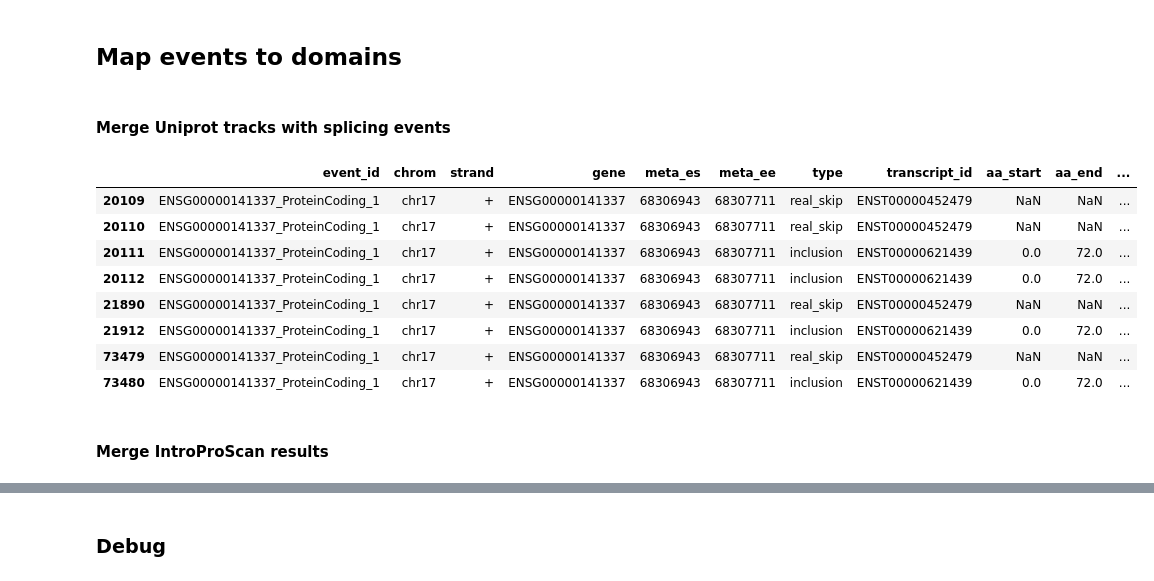
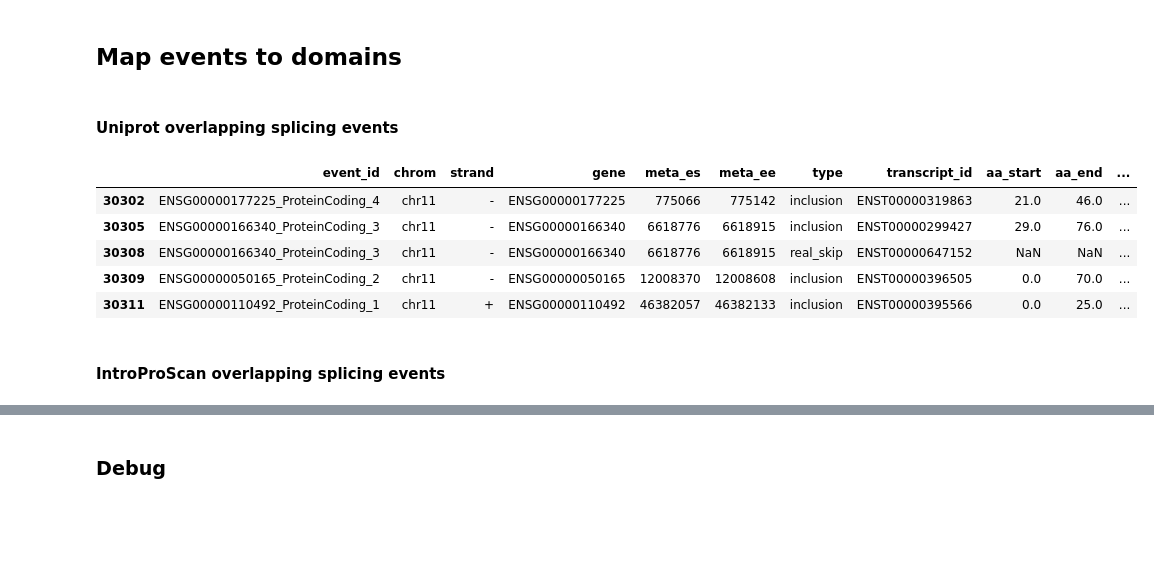
Before and after one commit to reliscu/bulk_splicing_GTEx_cortex, a Jupyter notebook: 30_parse_interproscan_results.ipynb, the cells around one changed output, grey strips where cells are left out. Saved outputs shown, nothing was run; the diff lists cells and outputs as text; code cells hidden in the pictures; blank space fills up the shorter version.

Commit message:
debugging overlapping domain code

```diff
--- a/30_parse_interproscan_results.ipynb
+++ b/30_parse_interproscan_results.ipynb
@@ -215,5 +148,5 @@ with open('data/event_protein_map.pkl', 'rb') as f:
 # %% [markdown]
-#### Merge Uniprot tracks with splicing events
+#### Uniprot overlapping splicing events
 # %%
 FLANK = 600
 
@@ -285,47 +213,42 @@ long_df = flatten_exon_data(event_protein_map)
-# %%
-import bioframe as bf
-
-cols = [
-    "file_name", "chrom", "chromStart", "chromEnd", "name", "status", "annotationType", "position"
-]
-
-results = []
-for track_df in track_df_list:
-    # t = track_df.rename(columns={"chromStart": "start", "chromEnd": "end"})
-    t = track_df.loc[:, cols]
-    overlapped = bf.overlap(
-        long_df, t,
-        cols1=("chrom", "start", "end"),
-        cols2=("chrom", "chromStart", "chromEnd"),
-        suffixes=("", "_"),
-        how="inner"
-    )
-    results.append(overlapped)
-
-uniprot_merged = pd.concat(results, ignore_index=True)
+# %%
+long_df = flatten_exon_data(event_protein_map)
+
+cols = [
+    "file_name", "chrom", "chromStart", "chromEnd", "name", "status", "annotationType", "position"
+]
+
+results = []
+for track_df in track_df_list:
+    # t = track_df.rename(columns={"chromStart": "start", "chromEnd": "end"})
+    t = track_df.loc[:, cols]
+    overlapped = bf.overlap(
+        long_df, t,
+        cols1=("chrom", "flanked_start", "flanked_end"),
+        cols2=("chrom", "chromStart", "chromEnd"),
+        suffixes=("", "_"),
+        how="inner"
+    )
+    results.append(overlapped)
+
+uniprot_merged = pd.concat(results, ignore_index=True)
 # %%
-# uniprot_merged[(uniprot_merged['file_name_'] == "unipLocSignal") & (uniprot_merged['status_'].str.contains("Manually"))]
+uniprot_merged[(uniprot_merged['file_name_'] == "unipLocSignal") & (uniprot_merged['status_'].str.contains("Manually"))].head()
+# %% [output]
+|  | event_id | chrom | strand | gene | meta_es | meta_ee | type | transcript_id | aa_start | aa_end | ... |
+| 30302 | ENSG00000177225_ProteinCoding_4 | chr11 | - | ENSG00000177225 | 775066 | 775142 | inclusion | ENST00000319863 | 21.0 | 46.0 | ... |
+| 30305 | ENSG00000166340_ProteinCoding_3 | chr11 | - | ENSG00000166340 | 6618776 | 6618915 | inclusion | ENST00000299427 | 29.0 | 76.0 | ... |
+| 30308 | ENSG00000166340_ProteinCoding_3 | chr11 | - | ENSG00000166340 | 6618776 | 6618915 | real_skip | ENST00000647152 | NaN | NaN | ... |
+| 30309 | ENSG00000050165_ProteinCoding_2 | chr11 | - | ENSG00000050165 | 12008370 | 12008608 | inclusion | ENST00000396505 | 0.0 | 70.0 | ... |
+| 30311 | ENSG00000110492_ProteinCoding_1 | chr11 | + | ENSG00000110492 | 46382057 | 46382133 | inclusion | ENST00000395566 | 0.0 | 25.0 | ... |
 # %%
 uniprot_by_event = {
     event_id: grp
     for event_id, grp in uniprot_merged.groupby("event_id")  # adjust column name — see note below
 }
-# %%
-uniprot_by_event['ENSG00000141337_ProteinCoding_1']
-# %% [output]
-|  | event_id | chrom | strand | gene | meta_es | meta_ee | type | transcript_id | aa_start | aa_end | ... |
-| 20109 | ENSG00000141337_ProteinCoding_1 | chr17 | + | ENSG00000141337 | 68306943 | 68307711 | real_skip | ENST00000452479 | NaN | NaN | ... |
-| 20110 | ENSG00000141337_ProteinCoding_1 | chr17 | + | ENSG00000141337 | 68306943 | 68307711 | real_skip | ENST00000452479 | NaN | NaN | ... |
-| 20111 | ENSG00000141337_ProteinCoding_1 | chr17 | + | ENSG00000141337 | 68306943 | 68307711 | inclusion | ENST00000621439 | 0.0 | 72.0 | ... |
-| 20112 | ENSG00000141337_ProteinCoding_1 | chr17 | + | ENSG00000141337 | 68306943 | 68307711 | inclusion | ENST00000621439 | 0.0 | 72.0 | ... |
-| 21890 | ENSG00000141337_ProteinCoding_1 | chr17 | + | ENSG00000141337 | 68306943 | 68307711 | real_skip | ENST00000452479 | NaN | NaN | ... |
-| 21912 | ENSG00000141337_ProteinCoding_1 | chr17 | + | ENSG00000141337 | 68306943 | 68307711 | inclusion | ENST00000621439 | 0.0 | 72.0 | ... |
-| 73479 | ENSG00000141337_ProteinCoding_1 | chr17 | + | ENSG00000141337 | 68306943 | 68307711 | real_skip | ENST00000452479 | NaN | NaN | ... |
-| 73480 | ENSG00000141337_ProteinCoding_1 | chr17 | + | ENSG00000141337 | 68306943 | 68307711 | inclusion | ENST00000621439 | 0.0 | 72.0 | ... |
 # %%
 pickle.dump(uniprot_by_event, open("data/uniprot_by_event.pkl", "wb"))
 # %% [markdown]
-#### Merge IntroProScan results
+#### IntroProScan overlapping splicing events
 # %%
 with open("data/gencode.v46.annotation_cds_by_transcript.pkl", "rb") as f:
     cds_by_transcript = pickle.load(f)
```
Also changed, not shown: parts of 21 cells of this notebook.
